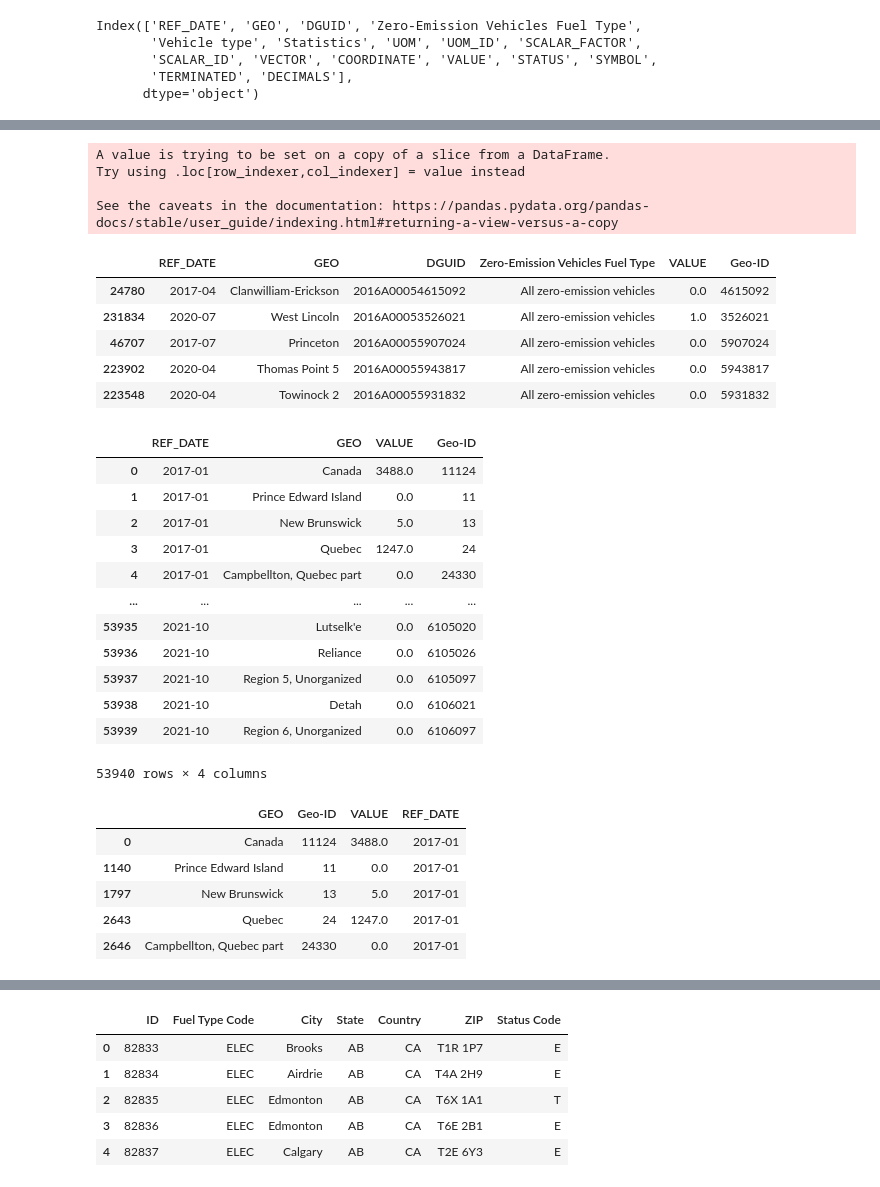
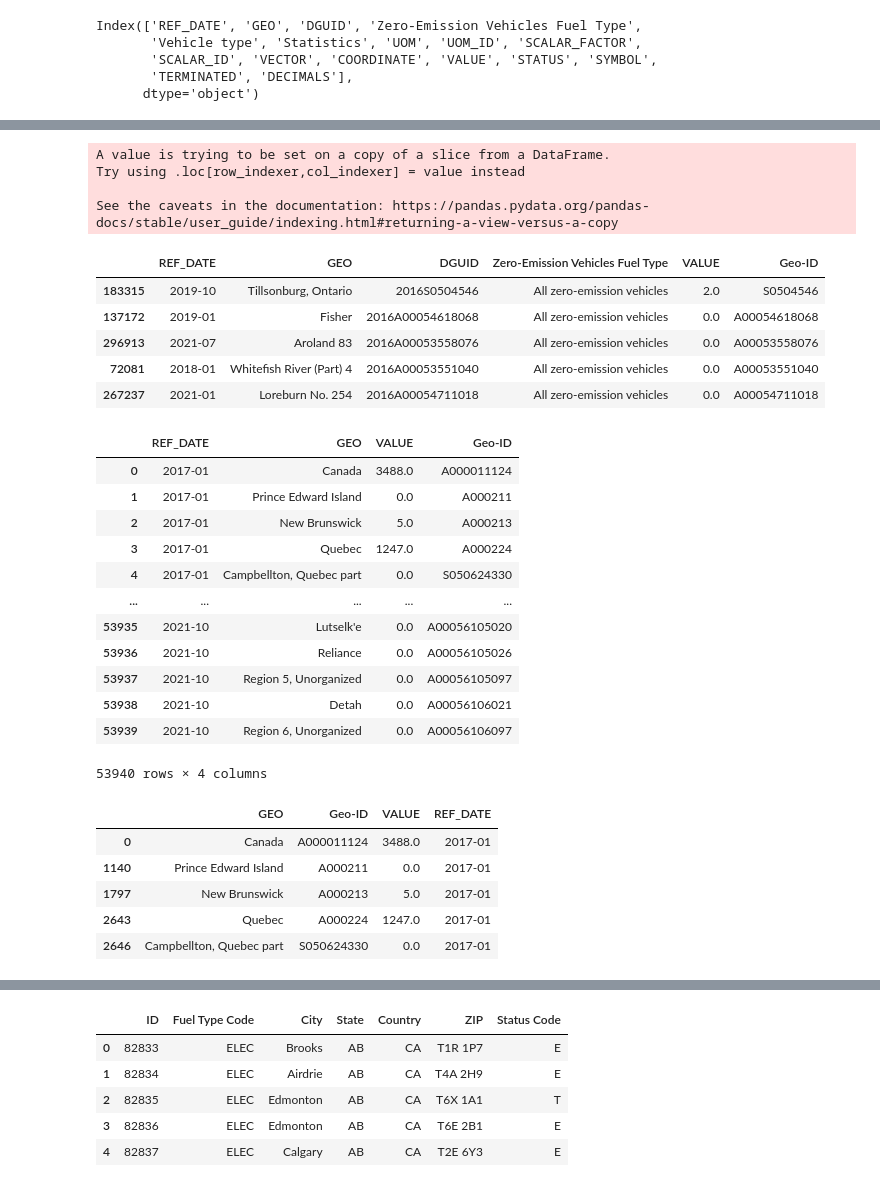
Before and after one commit to JorMerr/EV_charging_locations, a Jupyter notebook: dataset_cleaning.ipynb, the cells around one changed output, grey strips where cells are left out. Saved outputs shown, nothing was run; the diff lists cells and outputs as text; code cells hidden in the pictures.

```diff
--- a/dataset_cleaning.ipynb
+++ b/dataset_cleaning.ipynb
@@ -129,18 +129,18 @@ EV_filtered_df.sample(5)
 # %%
 # Save Geographic Unique Identifier from DGUID column to new column, then drop DGUID
-EV_filtered_df["Geo-ID"] = [x[9:] for x in EV_filtered_df["DGUID"]]
+EV_filtered_df["Geo-ID"] = [x[4:] for x in EV_filtered_df["DGUID"]]
 EV_filtered_df.sample(5)
 # %% [output]
 A value is trying to be set on a copy of a slice from a DataFrame.
 Try using .loc[row_indexer,col_indexer] = value instead
 
 See the caveats in the documentation: https://pandas.pydata.org/pandas-docs/stable/user_guide/indexing.html#returning-a-view-versus-a-copy
 |  | REF_DATE | GEO | DGUID | Zero-Emission Vehicles Fuel Type | VALUE | Geo-ID |
-| 24780 | 2017-04 | Clanwilliam-Erickson | 2016A00054615092 | All zero-emission vehicles | 0.0 | 4615092 |
-| 231834 | 2020-07 | West Lincoln | 2016A00053526021 | All zero-emission vehicles | 1.0 | 3526021 |
-| 46707 | 2017-07 | Princeton | 2016A00055907024 | All zero-emission vehicles | 0.0 | 5907024 |
-| 223902 | 2020-04 | Thomas Point 5 | 2016A00055943817 | All zero-emission vehicles | 0.0 | 5943817 |
-| 223548 | 2020-04 | Towinock 2 | 2016A00055931832 | All zero-emission vehicles | 0.0 | 5931832 |
+| 183315 | 2019-10 | Tillsonburg, Ontario | 2016S0504546 | All zero-emission vehicles | 2.0 | S0504546 |
+| 137172 | 2019-01 | Fisher | 2016A00054618068 | All zero-emission vehicles | 0.0 | A00054618068 |
+| 296913 | 2021-07 | Aroland 83 | 2016A00053558076 | All zero-emission vehicles | 0.0 | A00053558076 |
+| 72081 | 2018-01 | Whitefish River (Part) 4 | 2016A00053551040 | All zero-emission vehicles | 0.0 | A00053551040 |
+| 267237 | 2021-01 | Loreburn No. 254 | 2016A00054711018 | All zero-emission vehicles | 0.0 | A00054711018 |
 # %%
 # Drop DGUID and Zero-Emission Vehicles Fuel Type columns, save to new DataFrame
 EV_locations_df = EV_filtered_df.drop(columns=["DGUID", "Zero-Emission Vehicles Fuel Type"], axis=1)
@@ -149,17 +149,17 @@ EV_locations_df = EV_filtered_df.drop(columns=["DGUID", "Zero-Emission Vehicles
 EV_locations_df.reset_index(drop=True)
 # %% [output]
 |  | REF_DATE | GEO | VALUE | Geo-ID |
-| 0 | 2017-01 | Canada | 3488.0 | 11124 |
-| 1 | 2017-01 | Prince Edward Island | 0.0 | 11 |
-| 2 | 2017-01 | New Brunswick | 5.0 | 13 |
-| 3 | 2017-01 | Quebec | 1247.0 | 24 |
-| 4 | 2017-01 | Campbellton, Quebec part | 0.0 | 24330 |
+| 0 | 2017-01 | Canada | 3488.0 | A000011124 |
+| 1 | 2017-01 | Prince Edward Island | 0.0 | A000211 |
+| 2 | 2017-01 | New Brunswick | 5.0 | A000213 |
+| 3 | 2017-01 | Quebec | 1247.0 | A000224 |
+| 4 | 2017-01 | Campbellton, Quebec part | 0.0 | S050624330 |
 | ... | ... | ... | ... | ... |
-| 53935 | 2021-10 | Lutselk'e | 0.0 | 6105020 |
-| 53936 | 2021-10 | Reliance | 0.0 | 6105026 |
-| 53937 | 2021-10 | Region 5, Unorganized | 0.0 | 6105097 |
-| 53938 | 2021-10 | Detah | 0.0 | 6106021 |
-| 53939 | 2021-10 | Region 6, Unorganized | 0.0 | 6106097 |
+| 53935 | 2021-10 | Lutselk'e | 0.0 | A00056105020 |
+| 53936 | 2021-10 | Reliance | 0.0 | A00056105026 |
+| 53937 | 2021-10 | Region 5, Unorganized | 0.0 | A00056105097 |
+| 53938 | 2021-10 | Detah | 0.0 | A00056106021 |
+| 53939 | 2021-10 | Region 6, Unorganized | 0.0 | A00056106097 |
 53940 rows × 4 columns
 # %%
 # Reorder the columns for ease of reading
@@ -167,11 +167,11 @@ EV_locations_df = EV_locations_df[['GEO', 'Geo-ID', 'VALUE', 'REF_DATE']]
 EV_locations_df.head()
 # %% [output]
 |  | GEO | Geo-ID | VALUE | REF_DATE |
-| 0 | Canada | 11124 | 3488.0 | 2017-01 |
-| 1140 | Prince Edward Island | 11 | 0.0 | 2017-01 |
-| 1797 | New Brunswick | 13 | 5.0 | 2017-01 |
-| 2643 | Quebec | 24 | 1247.0 | 2017-01 |
-| 2646 | Campbellton, Quebec part | 24330 | 0.0 | 2017-01 |
+| 0 | Canada | A000011124 | 3488.0 | 2017-01 |
+| 1140 | Prince Edward Island | A000211 | 0.0 | 2017-01 |
+| 1797 | New Brunswick | A000213 | 5.0 | 2017-01 |
+| 2643 | Quebec | A000224 | 1247.0 | 2017-01 |
+| 2646 | Campbellton, Quebec part | S050624330 | 0.0 | 2017-01 |
 # %%
 # Save Canada to separate DataFrame, drop from locations DataFrame
 EV_country_df = EV_locations_df.loc[lambda EV_locations_df: EV_locations_df['GEO'] == 'Canada']
```
Also changed, not shown: parts of 8 cells of this notebook, 2 other files.
